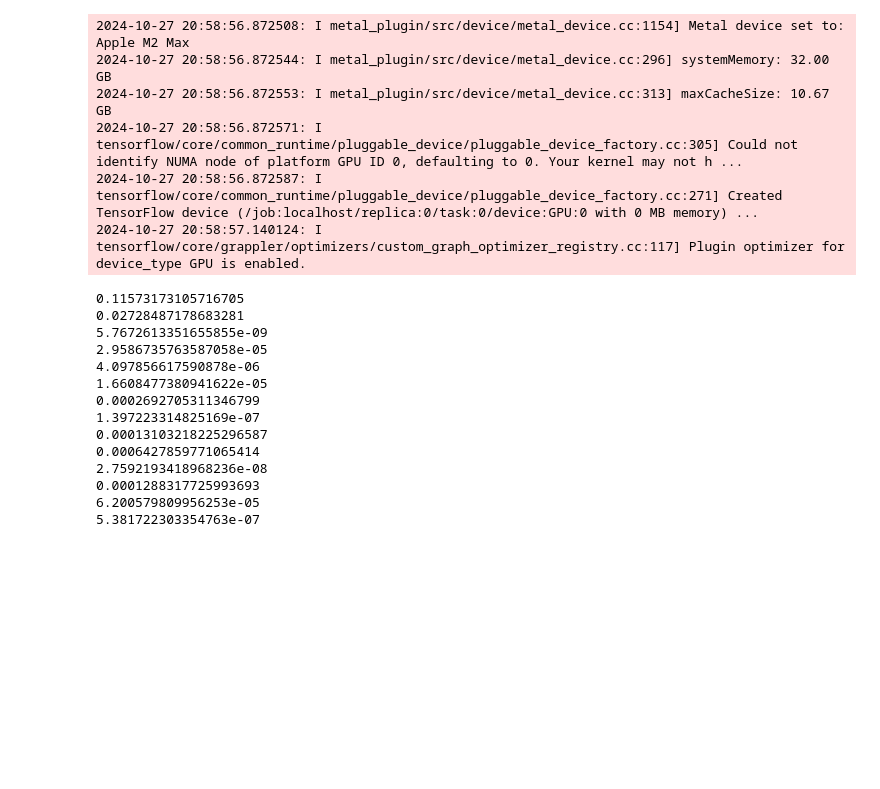
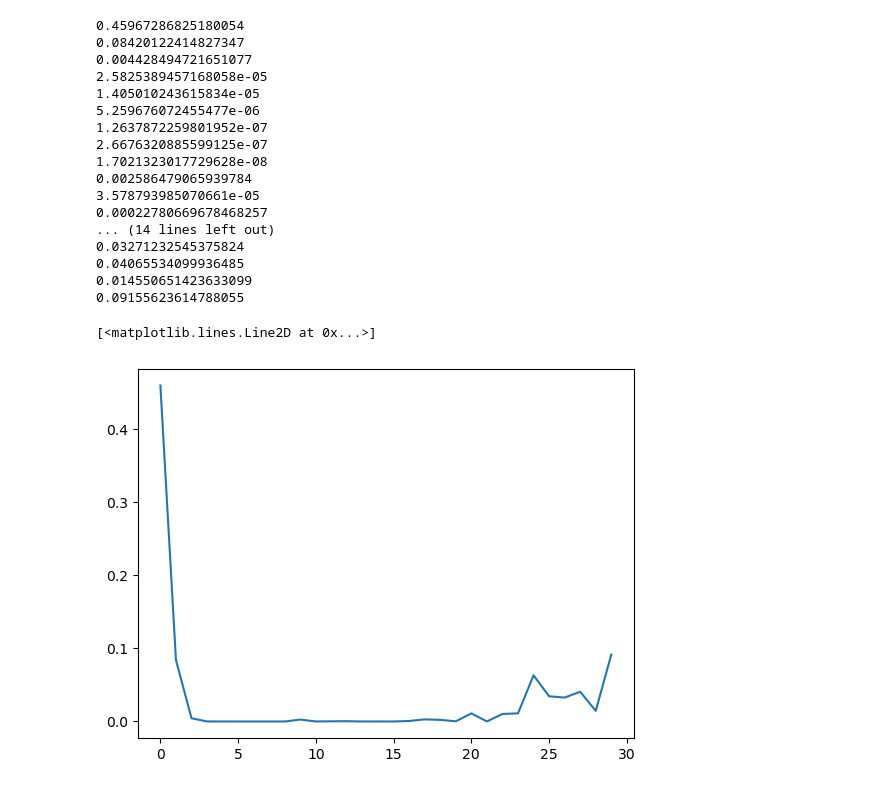
Before and after one commit to samogden/CST463-assignments, a Jupyter notebook: class_code/week10/modern-arch-patterns.ipynb, the cells around one changed output. Cells and saved outputs as stored; diff of their text form; code cells hidden in the pictures; blank space fills up the shorter version.

```diff
--- a/class_code/week10/modern-arch-patterns.ipynb
+++ b/class_code/week10/modern-arch-patterns.ipynb
@@ -7,51 +7,54 @@ import matplotlib.pyplot as plt
 # %%
 # from: https://towardsdatascience.com/intuition-behind-residual-neural-networks-fa5d2996b2c7
 
 import math
 import tensorflow as tf
 
 def sin():
   while True:
     x = tf.random.normal((32, 10), math.pi, 1.5)
     y = tf.math.sin(x)
     yield (x, y)
 
 def build_model(layers):
   x = inputs = tf.keras.Input((10, ))
   for _ in range(layers):
     x = tf.keras.layers.Dense(32, activation="relu")(x)
   x = tf.keras.layers.Dense(10)(x)
   model = tf.keras.Model(inputs, x)
   model.compile("adam", "mse")
   return model
 
 dts = tf.data.Dataset.from_generator(sin, (tf.float32, tf.float32), ((32, 10), (32, 10)))
 
+loss_by_depth = []
 for t in range(1, 31):
   plain = build_model(t)
-  hist = plain.fit(dts, steps_per_epoch=20, epochs=20*t, verbose=0)
+  hist = plain.fit(dts, steps_per_epoch=20, epochs=10*t, verbose=0)
   print(hist.history["loss"][-1])
+  loss_by_depth.append(hist.history["loss"][-1])
+
+plt.plot(loss_by_depth)
 # %% [output]
-2024-10-27 20:58:56.872508: I metal_plugin/src/device/metal_device.cc:1154] Metal device set to: Apple M2 Max
-2024-10-27 20:58:56.872544: I metal_plugin/src/device/metal_device.cc:296] systemMemory: 32.00 GB
-2024-10-27 20:58:56.872553: I metal_plugin/src/device/metal_device.cc:313] maxCacheSize: 10.67 GB
-2024-10-27 20:58:56.872571: I tensorflow/core/common_runtime/pluggable_device/pluggable_device_factory.cc:305] Could not identify NUMA node of platform GPU ID 0, defaulting to 0. Your kernel may not h ...
-2024-10-27 20:58:56.872587: I tensorflow/core/common_runtime/pluggable_device/pluggable_device_factory.cc:271] Created TensorFlow device (/job:localhost/replica:0/task:0/device:GPU:0 with 0 MB memory) ...
-2024-10-27 20:58:57.140124: I tensorflow/core/grappler/optimizers/custom_graph_optimizer_registry.cc:117] Plugin optimizer for device_type GPU is enabled.
+0.45967286825180054
+0.08420122414827347
+0.004428494721651077
+2.5825389457168058e-05
+1.405010243615834e-05
+5.259676072455477e-06
+1.2637872259801952e-07
+2.6676320885599125e-07
+1.7021323017729628e-08
+0.002586479065939784
+3.578793985070661e-05
+0.00022780669678468257
+... (14 lines left out)
+0.03271232545375824
+0.04065534099936485
+0.014550651423633099
+0.09155623614788055
-0.11573173105716705
-0.02728487178683281
-5.7672613351655855e-09
-2.9586735763587058e-05
-4.097856617590878e-06
-1.6608477380941622e-05
-0.0002692705311346799
-1.397223314825169e-07
-0.00013103218225296587
-0.0006427859771065414
-2.7592193418968236e-08
-0.0001288317725993693
-6.200579809956253e-05
-5.381722303354763e-07
+[<matplotlib.lines.Line2D at 0x...>]
+[figure, added]
 # %%
 
 
```
Also changed, not shown: parts of 3 cells of this notebook, 2 other files.
